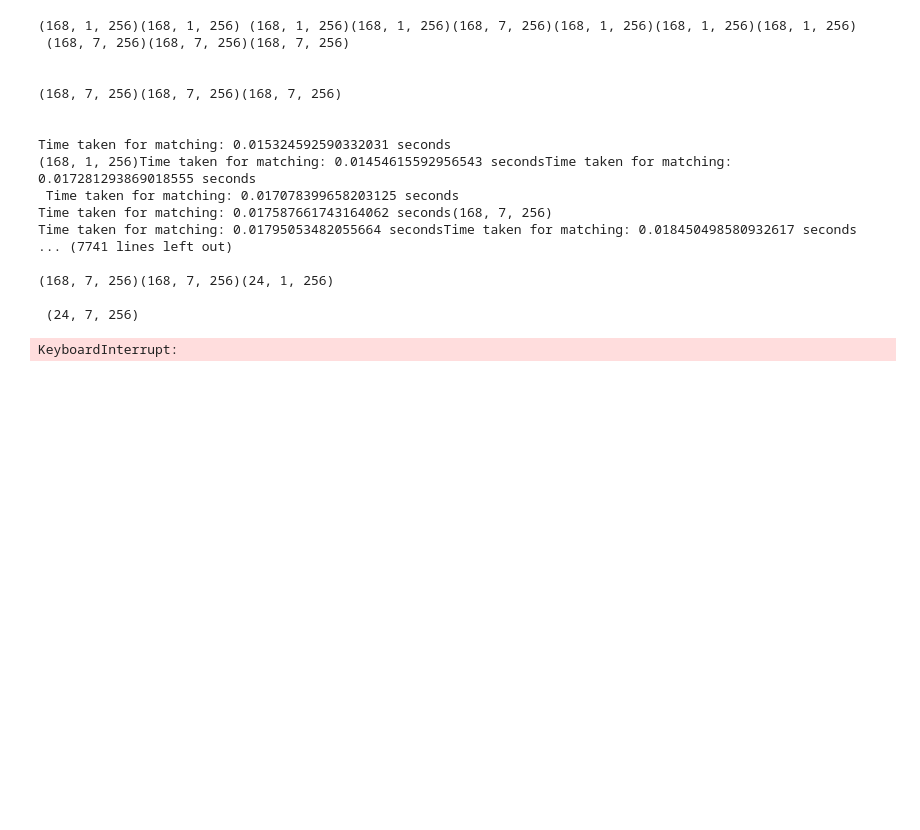
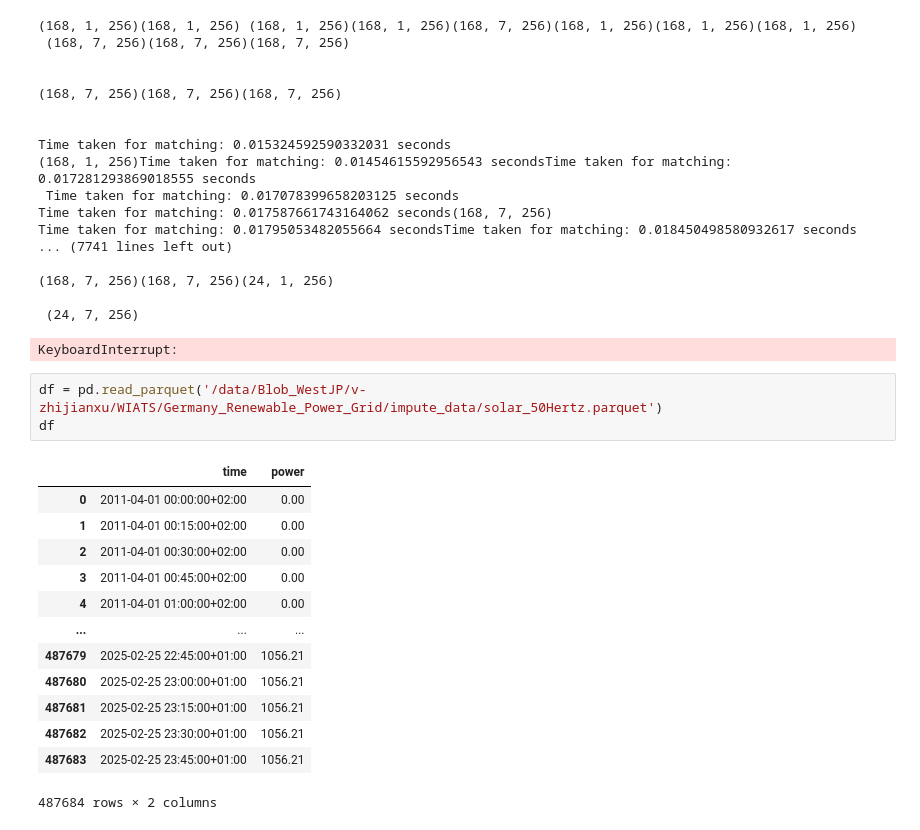
Before and after one commit to VEWOXIC/Universal-Cross-Modal-Time-Series-Forecasting-Pipeline, a Jupyter notebook: ttest.ipynb, the cells around one changed output. Cells and saved outputs as stored; diff of their text form; blank space fills up the shorter version.

```diff
--- a/ttest.ipynb
+++ b/ttest.ipynb
@@ -95,3 +95,20 @@ Time taken for matching: 0.01795053482055664 secondsTime taken for matching: 0.0
 
  (24, 7, 256)
 KeyboardInterrupt:
+# %%
+df = pd.read_parquet('/data/Blob_WestJP/v-zhijianxu/WIATS/Germany_Renewable_Power_Grid/impute_data/solar_50Hertz.parquet')
+df
+# %% [output]
+|  | time | power |
+| 0 | 2011-04-01 00:00:00+02:00 | 0.00 |
+| 1 | 2011-04-01 00:15:00+02:00 | 0.00 |
+| 2 | 2011-04-01 00:30:00+02:00 | 0.00 |
+| 3 | 2011-04-01 00:45:00+02:00 | 0.00 |
+| 4 | 2011-04-01 01:00:00+02:00 | 0.00 |
+| ... | ... | ... |
+| 487679 | 2025-02-25 22:45:00+01:00 | 1056.21 |
+| 487680 | 2025-02-25 23:00:00+01:00 | 1056.21 |
+| 487681 | 2025-02-25 23:15:00+01:00 | 1056.21 |
+| 487682 | 2025-02-25 23:30:00+01:00 | 1056.21 |
+| 487683 | 2025-02-25 23:45:00+01:00 | 1056.21 |
+487684 rows × 2 columns
```
Also changed, not shown: parts of 4 cells of this notebook, 12 other files.
